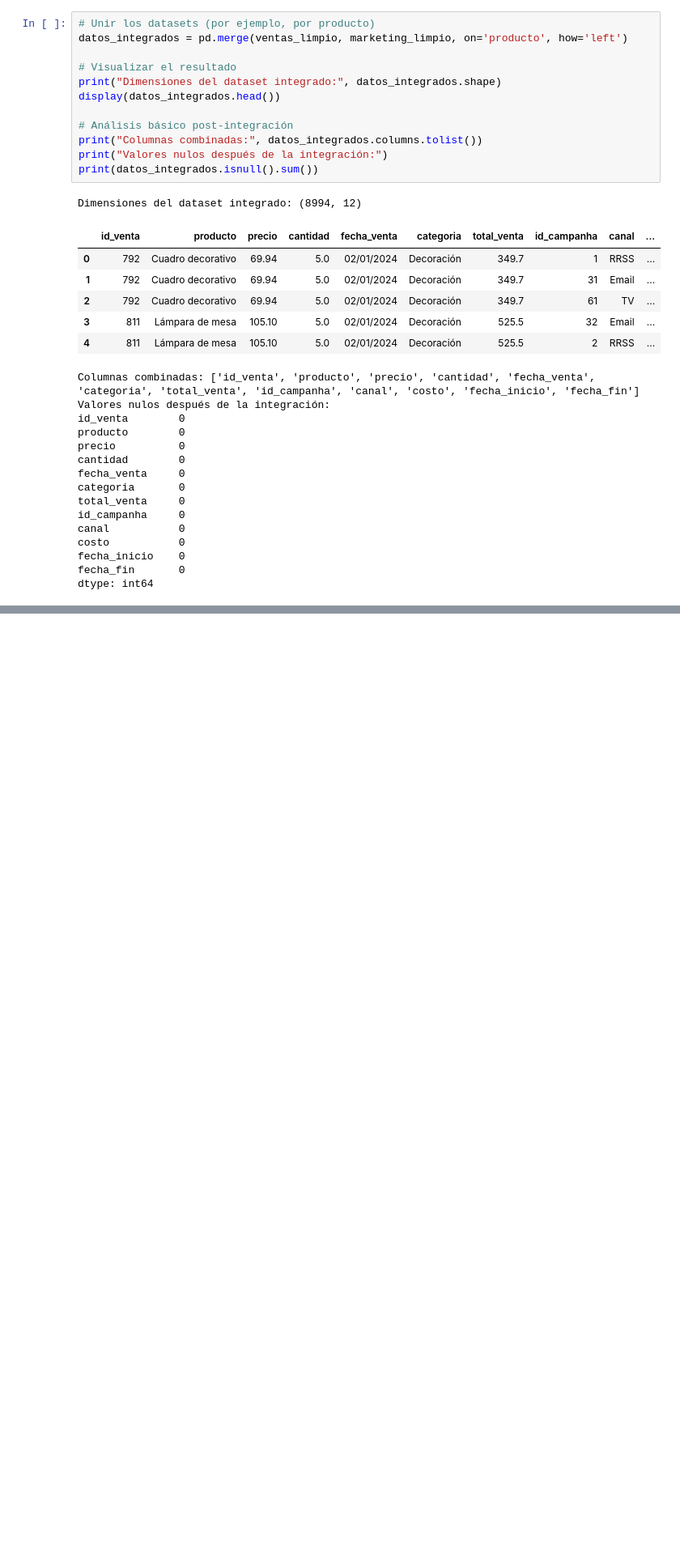
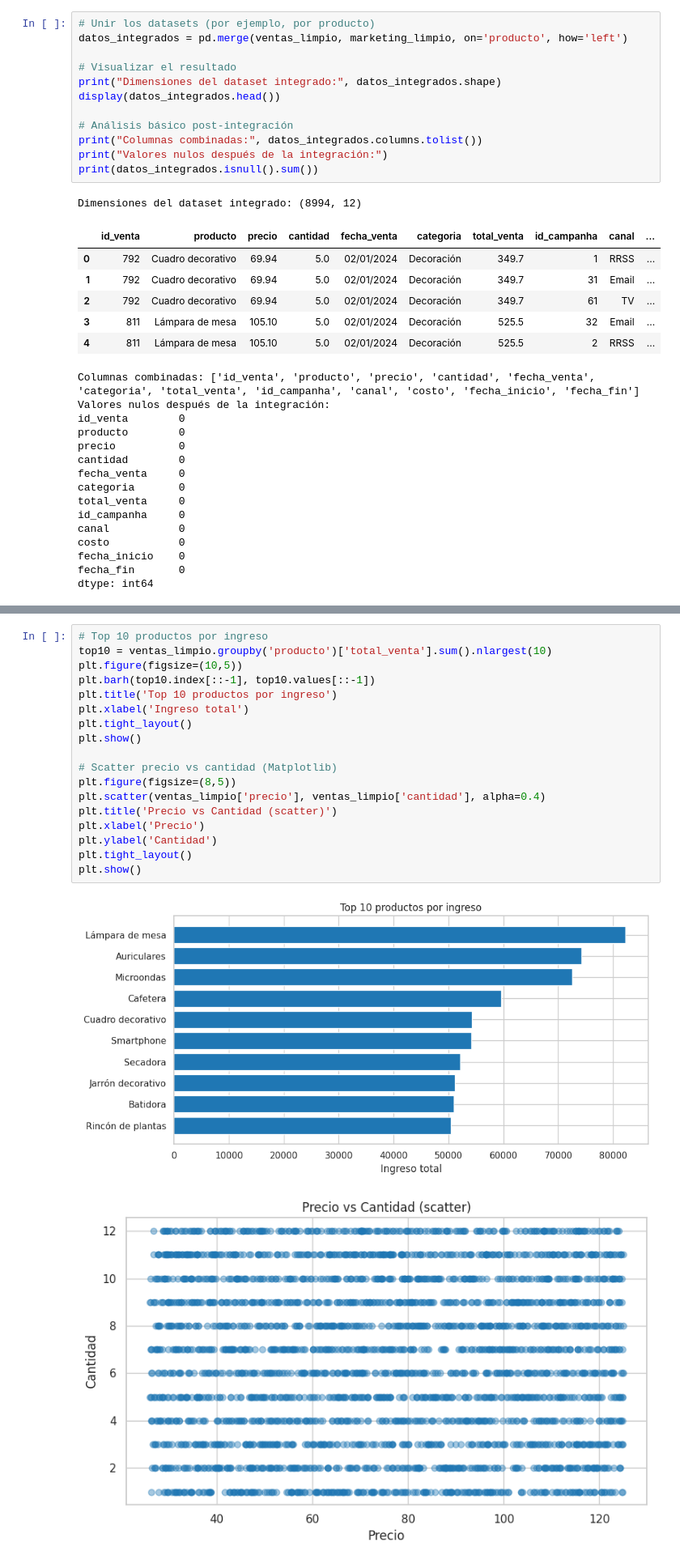
Before and after one commit to irenerendon/Data_Analytics_Pre_Entrega_Irene_Rendon, a Jupyter notebook: Data_Analytics_ipynb.ipynb, the cells around one changed output, grey strips where cells are left out. Shown at 81% size. Drawn from its saved outputs; the diff is of its cells as text; blank space fills up the shorter version.

```diff
--- a/Data_Analytics_ipynb.ipynb
+++ b/Data_Analytics_ipynb.ipynb
@@ -362,0 +605,21 @@ dtype: int64
+# %%
+# Top 10 productos por ingreso
+top10 = ventas_limpio.groupby('producto')['total_venta'].sum().nlargest(10)
+plt.figure(figsize=(10,5))
+plt.barh(top10.index[::-1], top10.values[::-1])
+plt.title('Top 10 productos por ingreso')
+plt.xlabel('Ingreso total')
+plt.tight_layout()
+plt.show()
+
+# Scatter precio vs cantidad (Matplotlib)
+plt.figure(figsize=(8,5))
+plt.scatter(ventas_limpio['precio'], ventas_limpio['cantidad'], alpha=0.4)
+plt.title('Precio vs Cantidad (scatter)')
+plt.xlabel('Precio')
+plt.ylabel('Cantidad')
+plt.tight_layout()
+plt.show()
+# %% [output]
+[figure, added]
+[figure, added]
```
Also changed, not shown: parts of 26 cells of this notebook.
